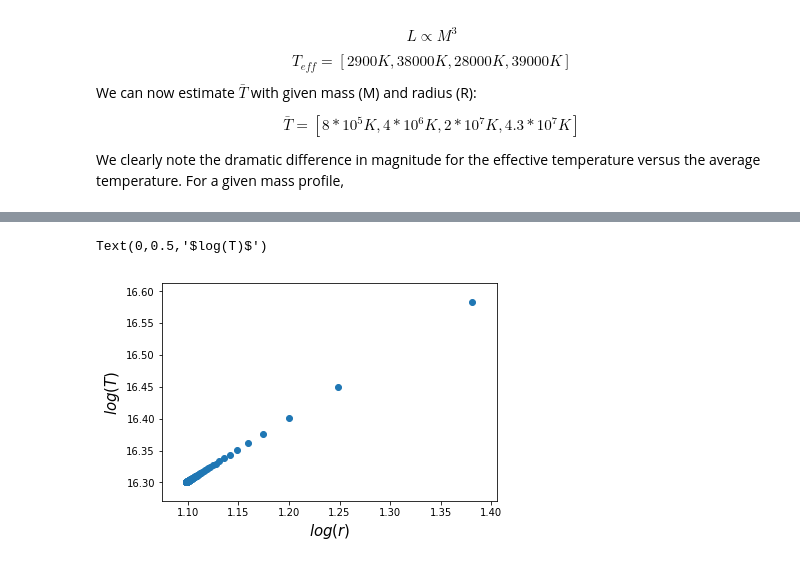
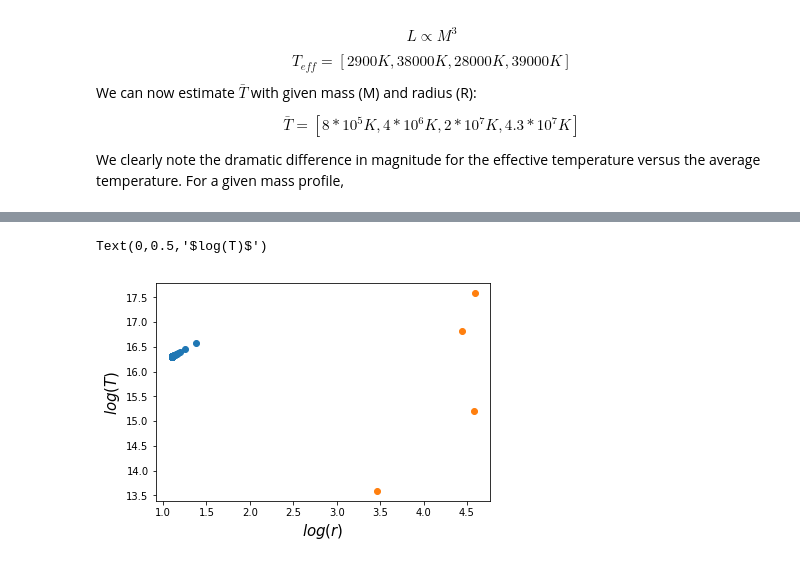
Before and after one commit to AndyTza/modern_astro, a Jupyter notebook: Modern Stellar Astrophysics Homework 1 Solutions.ipynb, the cells around one changed output, grey strips where cells are left out. Cells and saved outputs as stored; diff of their text form; code cells hidden in the pictures.

```diff
--- a/Modern Stellar Astrophysics Homework 1 Solutions.ipynb
+++ b/Modern Stellar Astrophysics Homework 1 Solutions.ipynb
@@ -382,3 +382,6 @@ We can now estimate $\bar{T}$ with given mass (M) and radius (R):
 \end{equation*}
 
 We clearly note the dramatic difference in magnitude for the effective temperature versus the average temperature. For a given mass profile,
+# %%
+rho_data = np.array([2900, 38000, 28000, 39000])
+T_data = [8e5, 4e6, 2e7, 4.3e7]
@@ -403,8 +411,10 @@ RHO = ave_den(mass_mock, R_mock)
 T = ave_temp(mass_mock, R_mock)
 # %%
 plt.scatter(np.log(RHO), np.log(T))
+#plt.scatter(np.log(rho_data), np.log(T_data), color='red')
+plt.scatter(np.log10(rho_data), np.log(T_data))
 plt.xlabel('$log(r)$', size=15)
 plt.ylabel('$log(T)$', size=15)
 # %% [output]
 Text(0,0.5,'$log(T)$')
-[figure, old version]
+[figure, new version]
```
Also changed, not shown: parts of 2 cells of this notebook.
